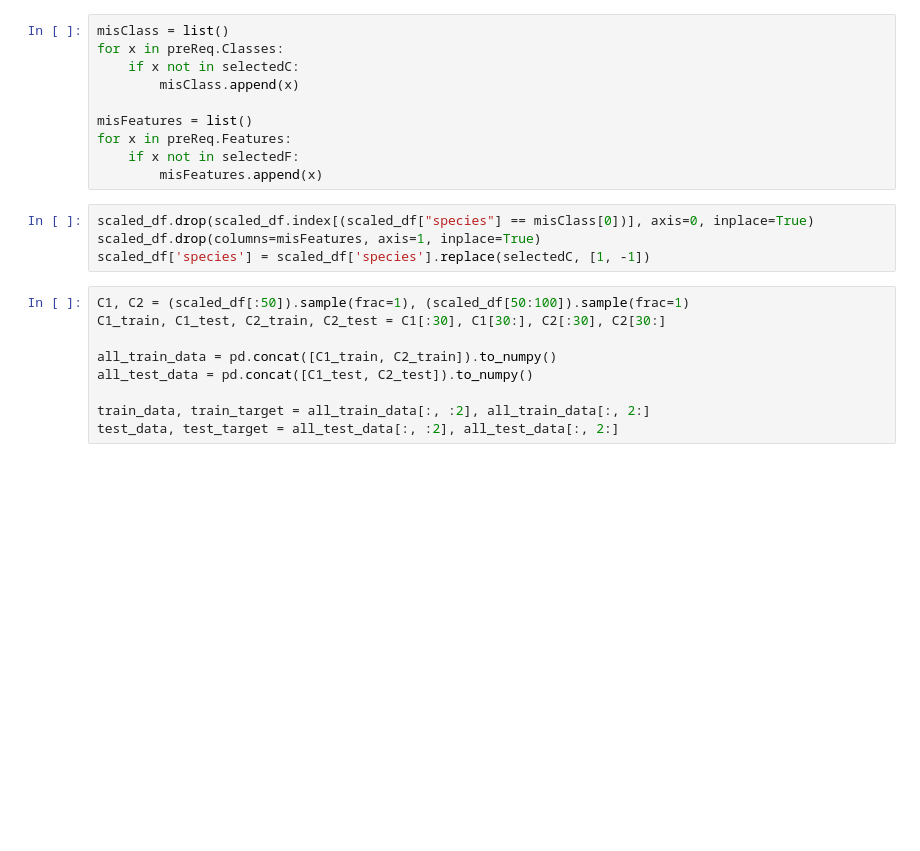
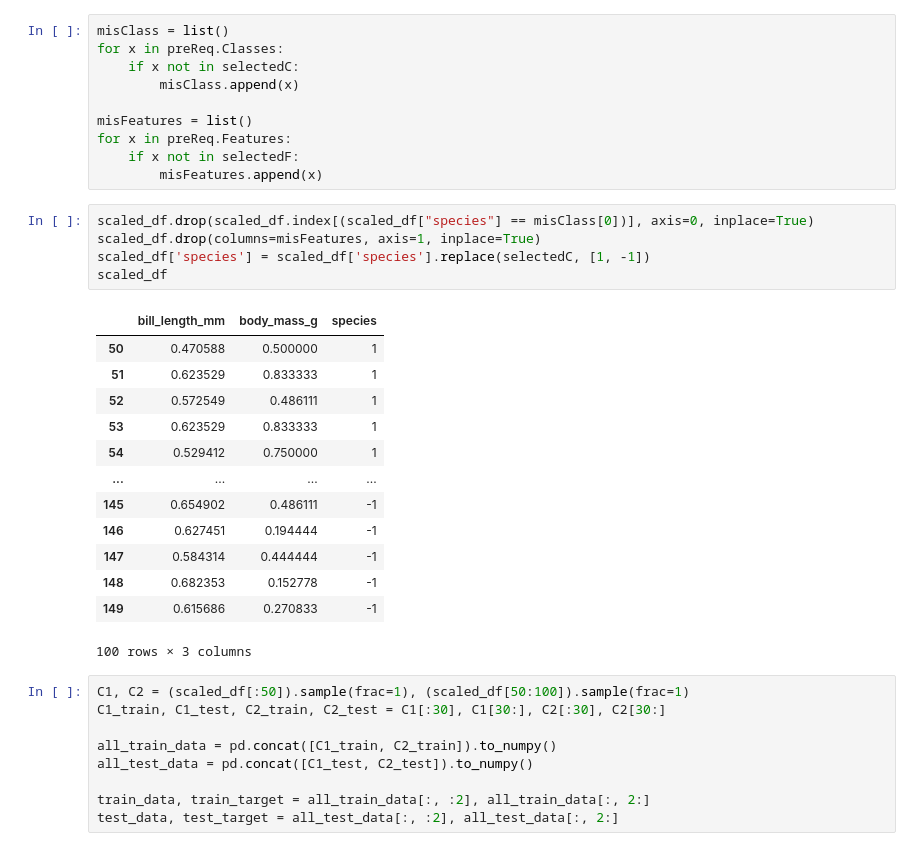
Before and after one commit to AhmedNasser1601/Penguins-Classifier, a Jupyter notebook: Model.ipynb, the cells around one changed output. Saved outputs shown, nothing was run; the diff lists cells and outputs as text; blank space fills up the shorter version.

```diff
--- a/Model.ipynb
+++ b/Model.ipynb
@@ -70,7 +100,22 @@ for x in preReq.Features:
 # %%
 scaled_df.drop(scaled_df.index[(scaled_df["species"] == misClass[0])], axis=0, inplace=True)
 scaled_df.drop(columns=misFeatures, axis=1, inplace=True)
 scaled_df['species'] = scaled_df['species'].replace(selectedC, [1, -1])
+scaled_df
+# %% [output]
+|  | bill_length_mm | body_mass_g | species |
+| 50 | 0.470588 | 0.500000 | 1 |
+| 51 | 0.623529 | 0.833333 | 1 |
+| 52 | 0.572549 | 0.486111 | 1 |
+| 53 | 0.623529 | 0.833333 | 1 |
+| 54 | 0.529412 | 0.750000 | 1 |
+| ... | ... | ... | ... |
+| 145 | 0.654902 | 0.486111 | -1 |
+| 146 | 0.627451 | 0.194444 | -1 |
+| 147 | 0.584314 | 0.444444 | -1 |
+| 148 | 0.682353 | 0.152778 | -1 |
+| 149 | 0.615686 | 0.270833 | -1 |
+100 rows × 3 columns
 # %%
 C1, C2 = (scaled_df[:50]).sample(frac=1), (scaled_df[50:100]).sample(frac=1)
 C1_train, C1_test, C2_train, C2_test = C1[:30], C1[30:], C2[:30], C2[30:]
```
Also changed, not shown: parts of 7 cells of this notebook.
